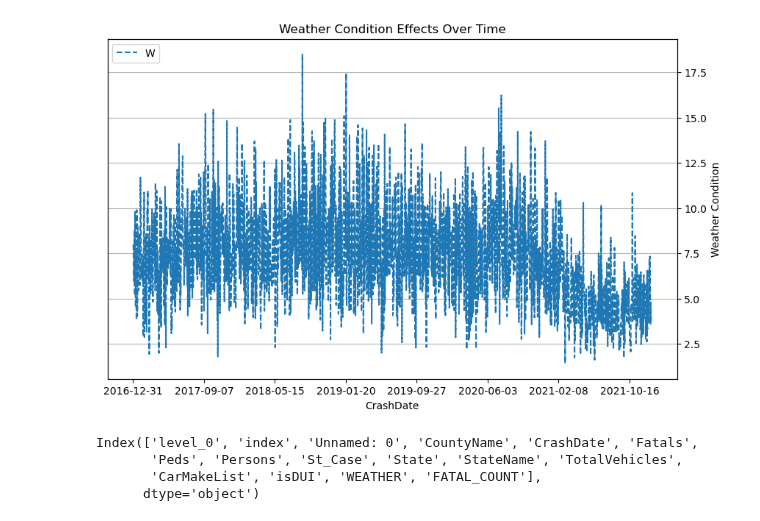
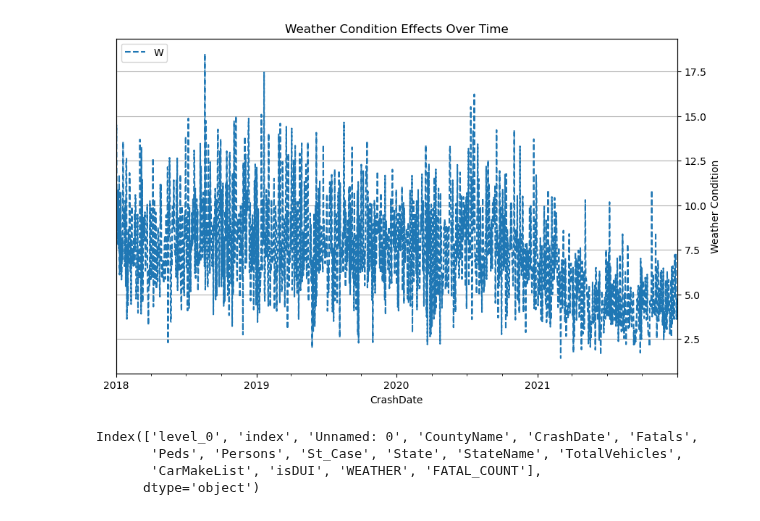
Before and after one commit to dcheung0720/Data-Wizards-1, a Jupyter notebook: CollectFromCSV.ipynb, the cells around one changed output. Cells and saved outputs as stored; diff of their text form; code cells hidden in the pictures.

```diff
--- a/CollectFromCSV.ipynb
+++ b/CollectFromCSV.ipynb
@@ -74,9 +72,14 @@ def findDetailBy(case):
     c = str(case['St_Case'])
     return details[(details['YEAR'] == year) & (details['ST_CASE'] == c)].iloc[0]
 
+
 def getVehiclesMakeList(detail):
     raw = [item['MAKENAME'] for item in detail['Vehicles']]
     return raw
+
+def seat_position(detail):
+    seat_position =[item['SEAT_POSNAME'] for item in detail['Person']]
+    return seat_position
 
 def cleanDb(engine):
     metadata = MetaData()
@@ -89,21 +92,6 @@ def persistDetails(df):
     df.to_sql('details', con=engine, index=True)
     engine.dispose()
 
-def drawPlot(df):
-    crashes_per_day = df.groupby('CrashDate').size()
-    avg_weather_per_day = df.groupby('CrashDate')['WEATHER'].mean()
-    plt.figure(figsize=(10, 6))
-    crashes_per_day.plot(kind='line', linestyle='-')
-    ax2 = avg_weather_per_day.plot(kind='line', linestyle='--', label='Average Weather Condition', secondary_y=True)
-    ax2.legend("Weather, higher being worse", loc='upper left')
-    plt.title('Number of Vehicle Crashes Over Time')
-    plt.xlabel('Date')
-    plt.ylabel('Number of Crashes')
-    #plt.right_ax.set_ylabel('Average Weather Condition')
-    plt.xticks(rotation=45)
-    plt.grid(True)
-   # plt.tight_layout()
-    plt.show()
 
 def enrichCases(cases):
     enriched = cases
@@ -117,7 +105,14 @@ def enrichCases(cases):
             enriched.at[idx, 'isDUI'] = details['DRUNK_DR'] == '1'
             enriched.at[idx, 'WEATHER'] = details['WEATHER']
             enriched.at[idx, 'FATALS'] = details['FATALS']
+            enriched.at[idx, 'SEAT_POSNAME'] = details['SEAT_POSNAME']
+
         except BaseException as e:
             print("Error ")
 
     return enriched
+
+df = readLocalEnriched()
+# %%
+df = df.drop(['level_0','index'],axis=1)
+df
@@ -123,0 +133,5 @@ def enrichCases(cases):
+# %%
+# Exclude year 2017 from DataFrame
+df['CrashDate'] = pd.to_datetime(df['CrashDate'])
+df = df[df['CrashDate'].dt.year>=2018]
+df
@@ -124,19 +152,19 @@ def enrichCases(cases):
 # %%
 def drawPlot(df):
     avg_weather_per_day = df.groupby('CrashDate')['WEATHER'].mean()
     plt.figure(figsize=(10, 6))
     ax = avg_weather_per_day.plot(kind='line', linestyle='--', label='Average Weather Condition', secondary_y=True)
     ax.legend("Weather, higher being worse", loc='upper left')
     plt.title('Weather Condition Effects Over Time')
     plt.xlabel('Fatal Crashes')
     plt.ylabel('Weather Condition')
     plt.xticks(rotation=45)
     plt.grid(True)
     plt.show()
 
-drawPlot(enrichedCases)
+drawPlot(df)
 # %% [output]
-[figure, old version]
+[figure, new version]
 # %%
 def drawPlot(df):
     fatalities_by_brand= df.groupby('CarMakeList')['Fatals'].sum()
```
Also changed, not shown: parts of 6 cells of this notebook, 1 other file.
